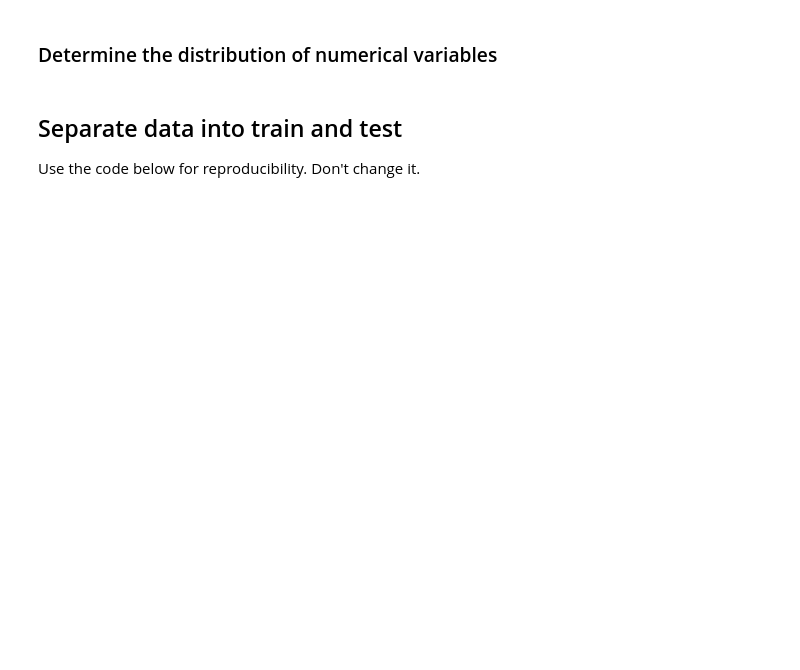
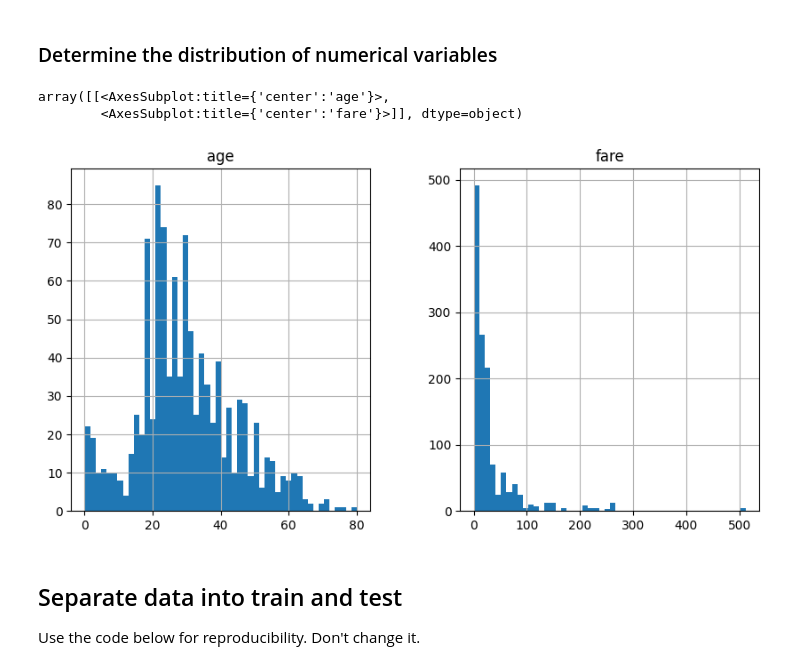
Before and after one commit to Yogita-P/test, a Jupyter notebook: Session_3_ML_Pipeline/titanic-assignment/01-predicting-survival-titanic-assignement.ipynb, the cells around one changed output. Saved outputs shown, nothing was run; the diff lists cells and outputs as text; code cells hidden in the pictures; blank space fills up the shorter version.

```diff
--- a/Session_3_ML_Pipeline/titanic-assignment/01-predicting-survival-titanic-assignement.ipynb
+++ b/Session_3_ML_Pipeline/titanic-assignment/01-predicting-survival-titanic-assignement.ipynb
@@ -132,9 +114,10 @@ data.to_csv('titanic.csv', index=False)
 # %%
 target = 'survived'
 # %%
-#vars_num =
-vars_cat = var for var in data.columns if data[var].dtype == 'O'
+vars_num = ['age', 'fare']
 
-#print('Number of numerical variables: {}'.format(len(vars_num)))
+vars_cat = ['pclass', 'sibsp', 'parch', 'sex', 'cabin', 'embarked', 'title']
+
+print('Number of numerical variables: {}'.format(len(vars_num)))
 print('Number of categorical variables: {}'.format(len(vars_cat)))
 # %% [output]
@@ -150,5 +164,12 @@ SyntaxError: invalid syntax (3058331205.py, line 2)
 # %% [markdown]
 ### Determine the distribution of numerical variables
+# %%
+# determine distribution of numercial variables
+data[vars_num].hist(bins=50, figsize=(10,5))
+# %% [output]
+array([[<AxesSubplot:title={'center':'age'}>,
+        <AxesSubplot:title={'center':'fare'}>]], dtype=object)
+[figure, added]
 # %% [markdown]
 ## Separate data into train and test
 
```
Also changed, not shown: parts of 26 cells of this notebook.
